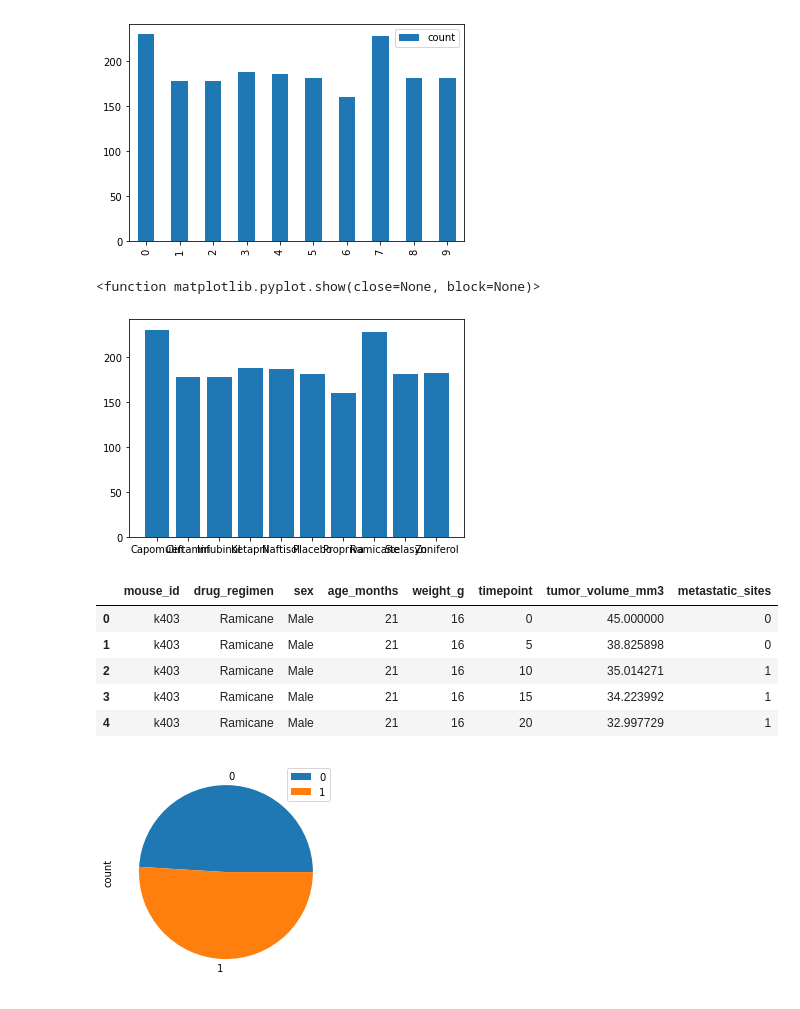
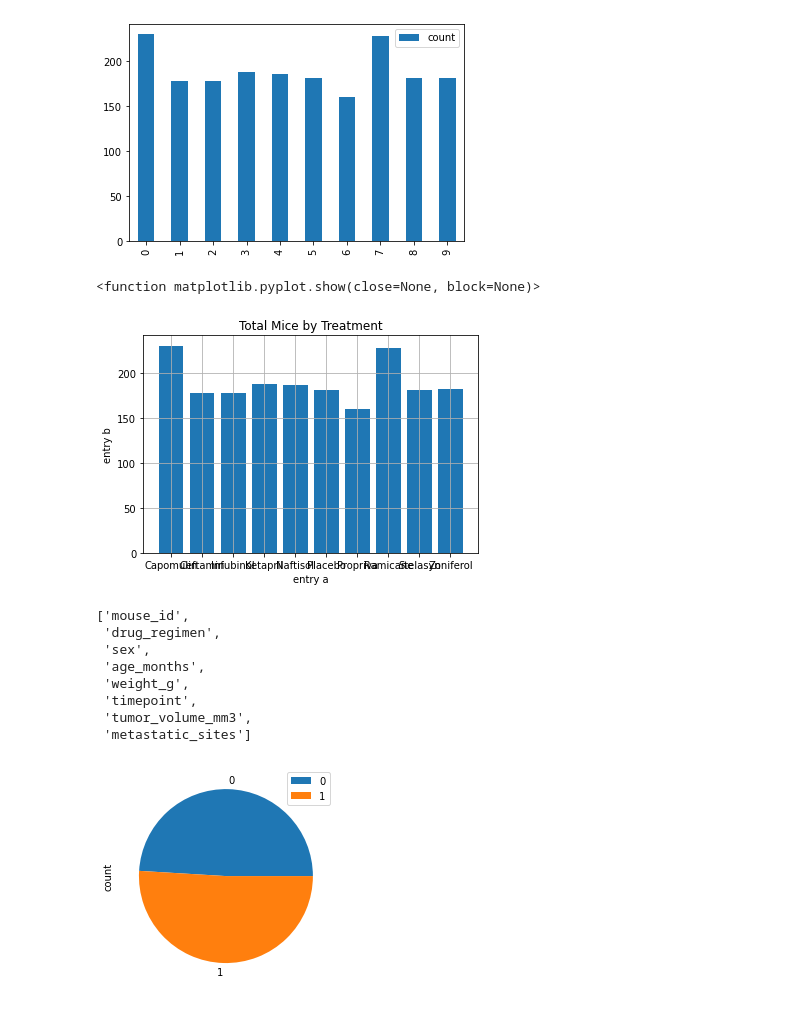
Before and after one commit to BatesJ72/matplotib_practice, a Jupyter notebook: pymaceuticals_v2.ipynb, the cells around one changed output. Cells and saved outputs as stored; diff of their text form; code cells hidden in the pictures.

```diff
--- a/pymaceuticals_v2.ipynb
+++ b/pymaceuticals_v2.ipynb
@@ -219,8 +219,15 @@ df_bar.plot.bar()
 # %%
 # Generate a bar plot showing the total number of mice for each treatment throughout the course of the study using pyplot.
 
+
+plt.title("Total Mice by Treatment")
+plt.xlabel("entry a")
+plt.ylabel("entry b")
+plt.grid()
+
 plt.bar(df_bar["drug_regimen"], df_bar["count"])
+
 plt.show
 # %% [output]
 <function matplotlib.pyplot.show(close=None, block=None)>
-[figure, old version]
+[figure, new version]
@@ -277,14 +234,16 @@ plt.show
 # %%
 df.head()
 
-# list(df)
+list(df)
 # %% [output]
-|  | mouse_id | drug_regimen | sex | age_months | weight_g | timepoint | tumor_volume_mm3 | metastatic_sites |
-| 0 | k403 | Ramicane | Male | 21 | 16 | 0 | 45.000000 | 0 |
-| 1 | k403 | Ramicane | Male | 21 | 16 | 5 | 38.825898 | 0 |
-| 2 | k403 | Ramicane | Male | 21 | 16 | 10 | 35.014271 | 1 |
-| 3 | k403 | Ramicane | Male | 21 | 16 | 15 | 34.223992 | 1 |
-| 4 | k403 | Ramicane | Male | 21 | 16 | 20 | 32.997729 | 1 |
+['mouse_id',
+ 'drug_regimen',
+ 'sex',
+ 'age_months',
+ 'weight_g',
+ 'timepoint',
+ 'tumor_volume_mm3',
+ 'metastatic_sites']
 # %%
 # Generate a pie plot showing the distribution of female versus male mice using pandas
 
```
Also changed, not shown: parts of 7 cells of this notebook.
